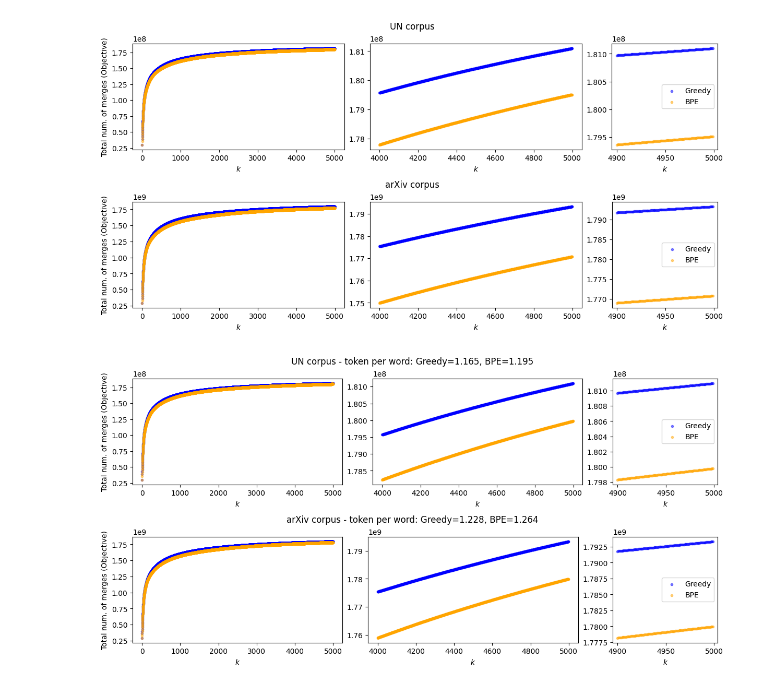
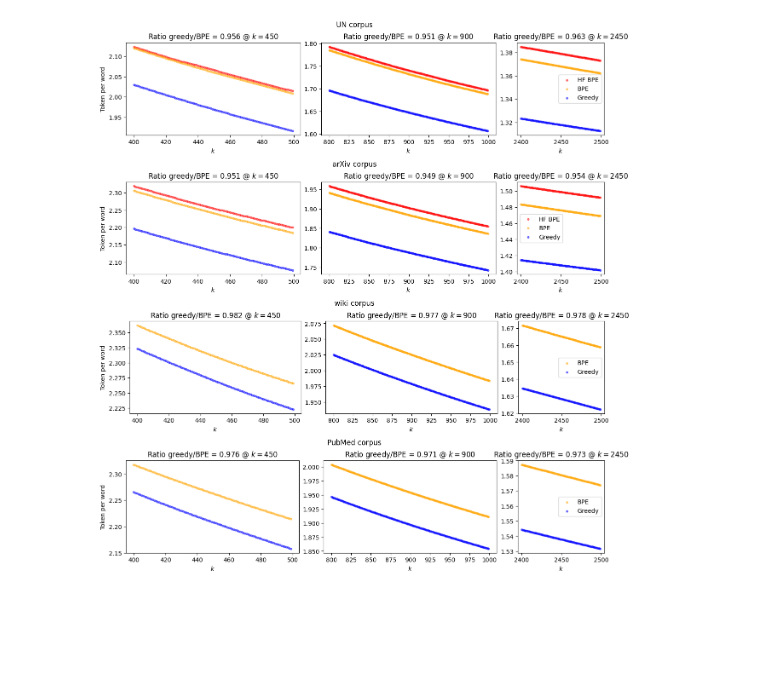
Before and after one commit to shawntan/pcatt, a Jupyter notebook: eval_notebook.ipynb, the cells around one changed output. Saved outputs shown, nothing was run; the diff lists cells and outputs as text; code cells hidden in the pictures; blank space fills up the shorter version.

```diff
--- a/eval_notebook.ipynb
+++ b/eval_notebook.ipynb
@@ -234,22 +116,25 @@ for domain in ['un', 'arxiv']:
 # %%
-# New results using huggingface impl of bytelevel BPE
-
-fig = plt.figure(constrained_layout=True, figsize=(12,6))
+fig = plt.figure(constrained_layout=True, figsize=(12,12))
 # fig.suptitle('Figure title')            # set global suptitle if desired
 suptitles = [r'UN corpus - $|\mathbf{S}|=884,708$ - $|\mathbf{W}|=105,505$',
-            r'arXiv corpus - $|\mathbf{S}|=7,626,684$ - $|\mathbf{W}|=881,233$']
-subfigs = fig.subfigures(2, 1)
-for d, domain in enumerate(['un','arxiv']):
+            r'arXiv corpus - $|\mathbf{S}|=7,626,684$ - $|\mathbf{W}|=881,233$',
+            r'wiki corpus - $|\mathbf{S}|=93,571,695$ - $|\mathbf{W}|=8,769,943$',
+            r'PubMed corpus - $|\mathbf{S}|=121,163,347$ - $|\mathbf{W}|=6,527,614$']
+subfigs = fig.subfigures(4, 1)
+for d, domain in enumerate(['un','arxiv', 'wiki', 'pubmed']):
 
     axs = subfigs[d].subplots(1, 4)
     for idx, scope in enumerate([(50,100), (450,500), (1450,1500), (4000,4050)]):
         i,j = scope
         axs[idx].scatter(range(len(greed_merges[domain]))[i:j], greed_merges[domain][i:j], color='blue', marker='.', alpha=.5, label='Greedy')
         axs[idx].scatter(range(len(bpe_merges[domain]))[i:j], bpe_merges[domain][i:j], color='orange', marker='.', alpha=.5, label='BPE')
+        if domain in hfbpe_merges:
+            axs[idx].scatter(range(len(hfbpe_merges[domain]))[i:j], hfbpe_merges[domain][i:j], color='red', marker='.', alpha=.5, label='HFBPE')
         axs[idx].set_xlabel("$k$")
     axs[-1].legend()
     axs[0].set_ylabel("Increment of merges at $k$ step")
     subfigs[d].suptitle(suptitles[d])
 
 plt.show()
+# HF BPE have byte fallback
 # %% [output]
@@ -280,42 +165,28 @@ plt.show()
 # %%
-# New results using huggingface impl of BPE
-
-fig = plt.figure(constrained_layout=True, figsize=(12,6))
+fig = plt.figure(constrained_layout=True, figsize=(12,13))
 
 suptitles = [f'UN corpus',
-            f'arXiv corpus']
-subfigs = fig.subfigures(2, 1)
-for d, domain in enumerate(['un','arxiv']):
+            f'arXiv corpus',
+             f'wiki corpus',
+            f'PubMed corpus']
+subfigs = fig.subfigures(4, 1)
+for d, domain in enumerate(['un','arxiv','wiki','pubmed']):
     axs = subfigs[d].subplots(1, 3, width_ratios=[2, 2, 1])
-    for idx, scope in enumerate([(0,5000), (4000,5000), (4900,5000)]):
+    for idx, scope in enumerate([(400,500), (800,1000), (2400,2500)]):
         i,j = scope
-        axs[idx].scatter(range(len(greed_scores[domain]))[i:j], greed_scores[domain][i:j], color='blue', marker='.', alpha=.5, label='Greedy')
-        axs[idx].scatter(range(len(bpe_scores[domain]))[i:j], bpe_scores[domain][i:j], color='orange', marker='.', alpha=.5, label='BPE')
+        if domain in hfbpe_tpw:
+            axs[idx].scatter(range(len(hfbpe_tpw[domain]))[i:j], hfbpe_tpw[domain][i:j], color='red', marker='.', alpha=.5, label='HF BPE')
+        axs[idx].scatter(range(len(bpe_tpw[domain]))[i:j], bpe_tpw[domain][i:j], color='orange', marker='.', alpha=.5, label='BPE')
+        axs[idx].scatter(range(len(greed_tpw[domain]))[i:j], greed_tpw[domain][i:j], color='blue', marker='.', alpha=.5, label='Greedy')
         axs[idx].set_xlabel("$k$")
+        inspect = int((i+j)/2)
+        if inspect < len(greed_tpw[domain]):
+            axs[idx].set_title(f"Ratio greedy/BPE = \
+{greed_tpw[domain][inspect]/bpe_tpw[domain][inspect]:.3f} \
+@ $k={inspect}$")
     axs[-1].legend()
-    axs[0].set_ylabel("Total num. of merges (Objective)")
+    axs[0].set_ylabel("Token per word")
     subfigs[d].suptitle(suptitles[d])
 plt.show()
 # %% [output]
-[figure, old version]
+[figure, new version]
-# %%
-# Old results using previous impl of BPE
-
-fig = plt.figure(constrained_layout=True, figsize=(12,6))
-
-suptitles = [f'UN corpus',
-            f'arXiv corpus']
-subfigs = fig.subfigures(2, 1)
-for d, domain in enumerate(['un','arxiv']):
-    axs = subfigs[d].subplots(1, 3, width_ratios=[2, 2, 1])
-    for idx, scope in enumerate([(0,5000), (4000,5000), (4900,5000)]):
-        i,j = scope
-        axs[idx].scatter(range(len(greed_scores[domain]))[i:j], greed_scores[domain][i:j], color='blue', marker='.', alpha=.5, label='Greedy')
-        axs[idx].scatter(range(len(bpe_scores[domain]))[i:j], bpe_scores[domain][i:j], color='orange', marker='.', alpha=.5, label='BPE')
-        axs[idx].set_xlabel("$k$")
-    axs[-1].legend()
-    axs[0].set_ylabel("Total num. of merges (Objective)")
-    subfigs[d].suptitle(suptitles[d])
-plt.show()
-# %% [output]
-[figure, removed]
```
Also changed, not shown: parts of 28 cells of this notebook, 10 other files.
